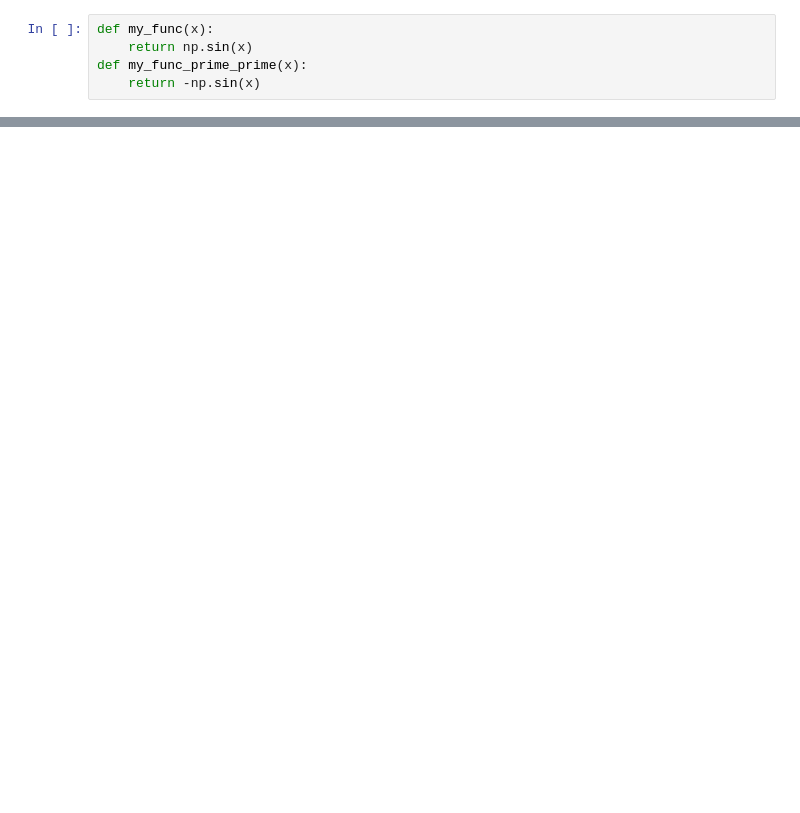
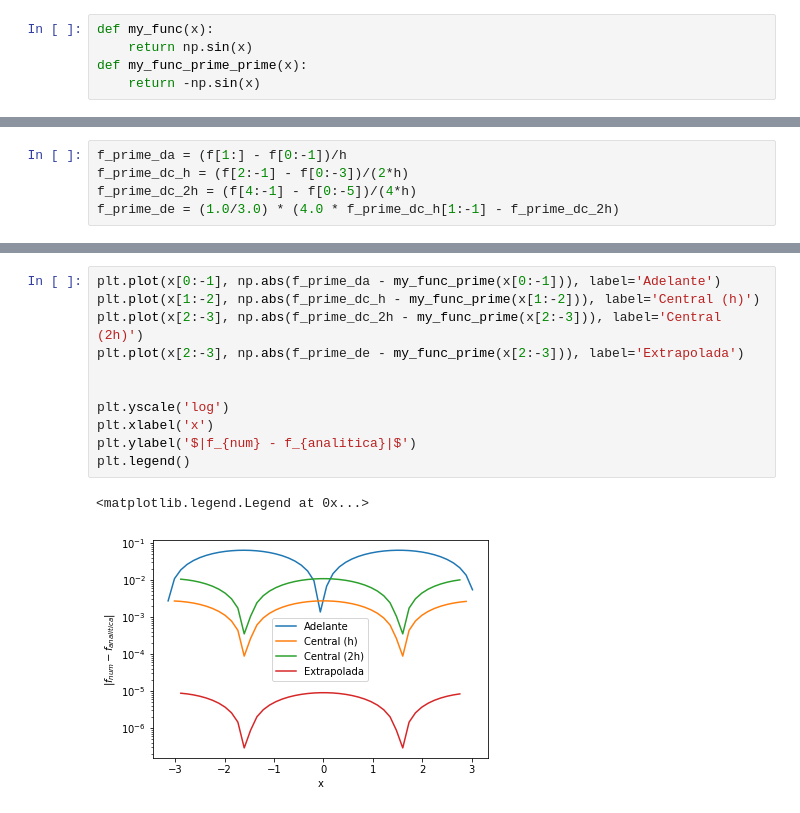
Before and after one commit to ComputationalScienceUniandes/ComputationalMethods, a Jupyter notebook: secciones/04.Derivacion/derivacion.ipynb, the cells around one changed output, grey strips where cells are left out. Cells and saved outputs as stored; diff of their text form; blank space fills up the shorter version.

```diff
--- a/secciones/04.Derivacion/derivacion.ipynb
+++ b/secciones/04.Derivacion/derivacion.ipynb
@@ -184,0 +161,5 @@ Write a program (in Python) to find the values for $E$ that satisfy this equatio
+# %%
+f_prime_da = (f[1:] - f[0:-1])/h
+f_prime_dc_h = (f[2:-1] - f[0:-3])/(2*h)
+f_prime_dc_2h = (f[4:-1] - f[0:-5])/(4*h)
+f_prime_de = (1.0/3.0) * (4.0 * f_prime_dc_h[1:-1] - f_prime_dc_2h)
@@ -184,0 +174,14 @@ Write a program (in Python) to find the values for $E$ that satisfy this equatio
+# %%
+plt.plot(x[0:-1], np.abs(f_prime_da - my_func_prime(x[0:-1])), label='Adelante')
+plt.plot(x[1:-2], np.abs(f_prime_dc_h - my_func_prime(x[1:-2])), label='Central (h)')
+plt.plot(x[2:-3], np.abs(f_prime_dc_2h - my_func_prime(x[2:-3])), label='Central (2h)')
+plt.plot(x[2:-3], np.abs(f_prime_de - my_func_prime(x[2:-3])), label='Extrapolada')
+
+
+plt.yscale('log')
+plt.xlabel('x')
+plt.ylabel('$|f_{num} - f_{analitica}|$')
+plt.legend()
+# %% [output]
+<matplotlib.legend.Legend at 0x...>
+[figure, added]
```
Also changed, not shown: parts of 23 cells of this notebook.
